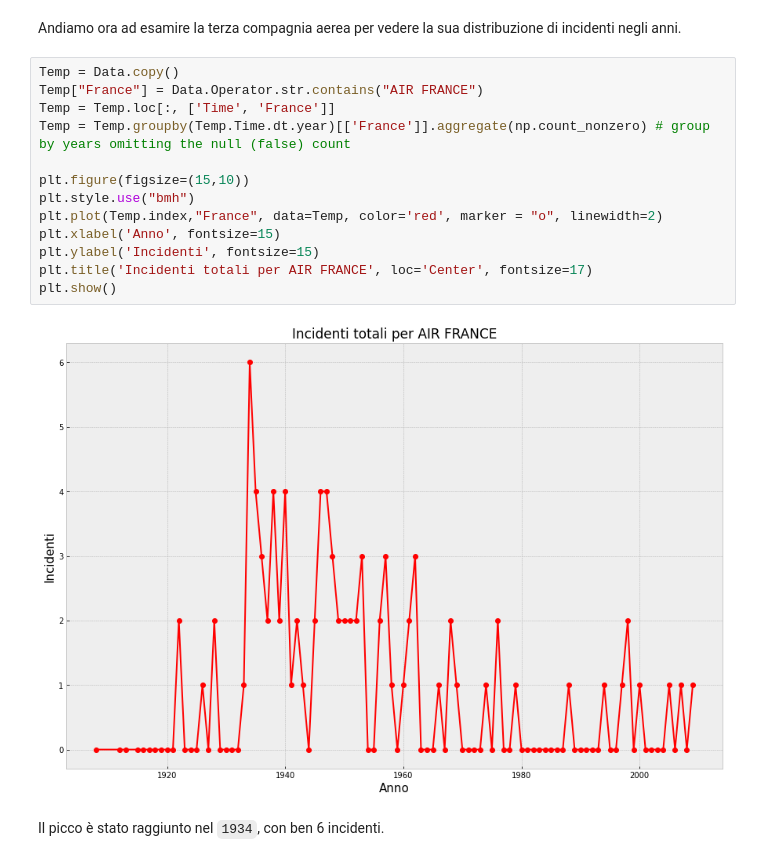
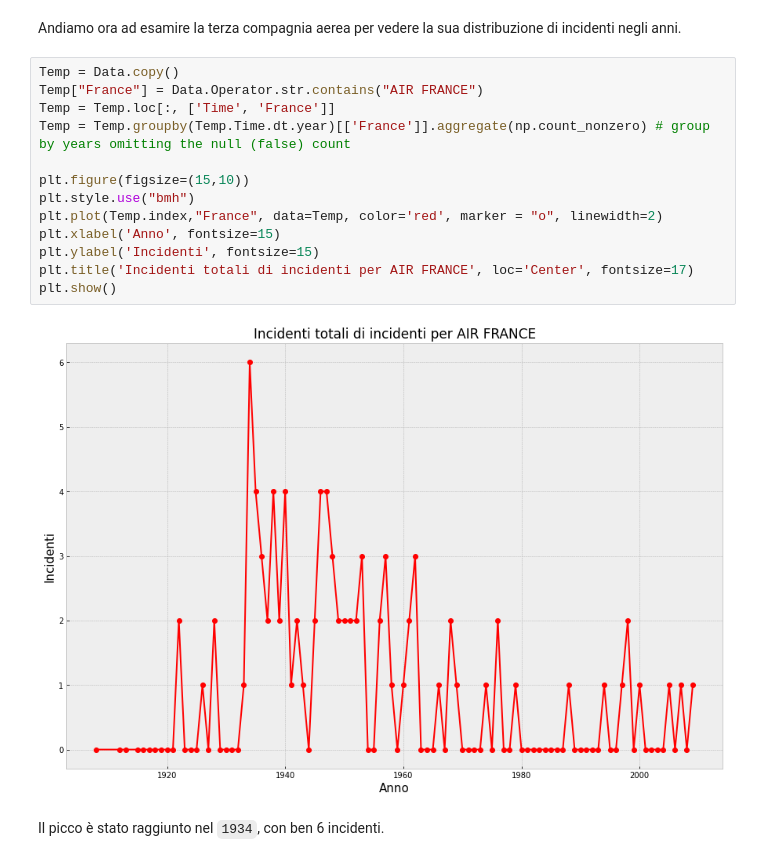
Before and after one commit to A-mangio/incidenti_aerei, a Jupyter notebook: airplaneCrashes.ipynb, the cells around one changed output. Saved outputs shown, nothing was run; the diff lists cells and outputs as text.

```diff
--- a/airplaneCrashes.ipynb
+++ b/airplaneCrashes.ipynb
@@ -166,18 +166,18 @@ Andiamo ora ad esamire la terza compagnia aerea per vedere la sua distribuzione
 # %%
 Temp = Data.copy()
 Temp["France"] = Data.Operator.str.contains("AIR FRANCE")
 Temp = Temp.loc[:, ['Time', 'France']]
 Temp = Temp.groupby(Temp.Time.dt.year)[['France']].aggregate(np.count_nonzero) # group by years omitting the null (false) count
 
 plt.figure(figsize=(15,10))
 plt.style.use("bmh")
 plt.plot(Temp.index,"France", data=Temp, color='red', marker = "o", linewidth=2)
 plt.xlabel('Anno', fontsize=15)
 plt.ylabel('Incidenti', fontsize=15)
-plt.title('Incidenti totali per AIR FRANCE', loc='Center', fontsize=17)
+plt.title('Incidenti totali di incidenti per AIR FRANCE', loc='Center', fontsize=17)
 plt.show()
 # %% [output]
-[figure, old version]
+[figure, new version]
 # %% [markdown]
 Il picco è stato raggiunto nel `1934`, con ben 6 incidenti.
 # %% [markdown]
```
Also changed, not shown: parts of 2 cells of this notebook.
